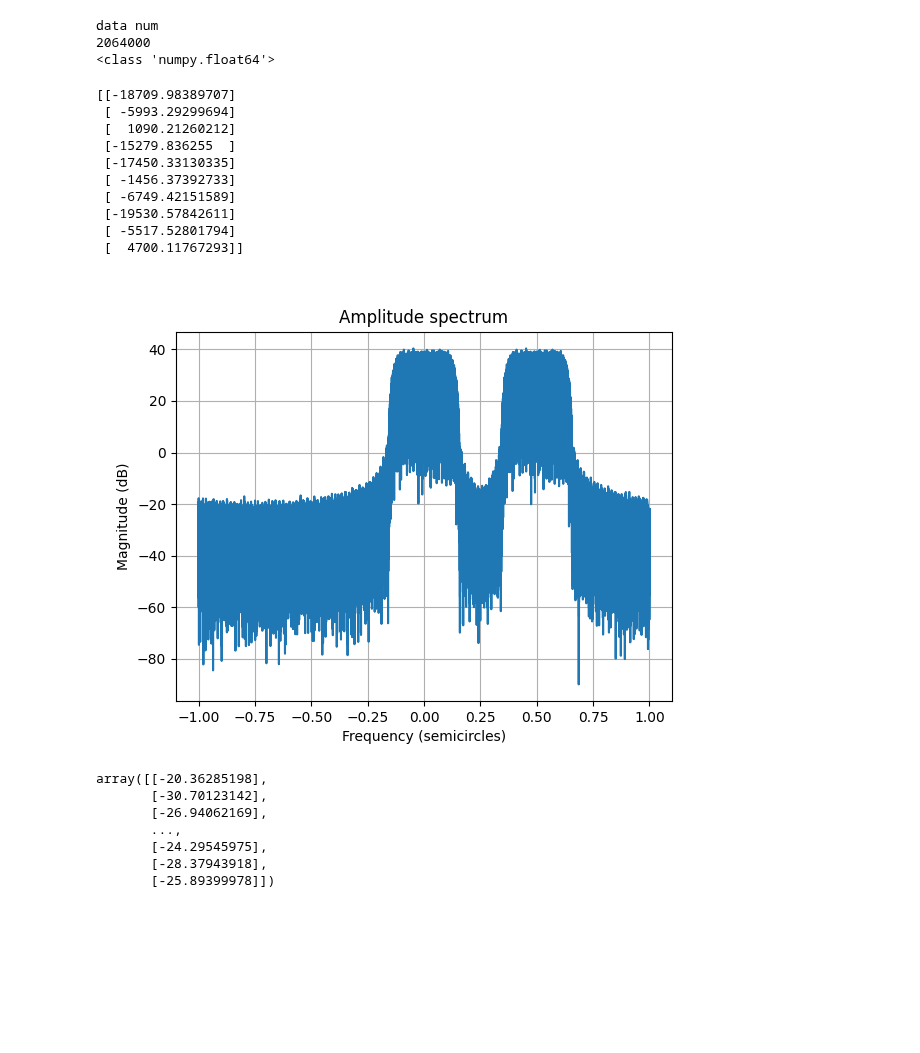
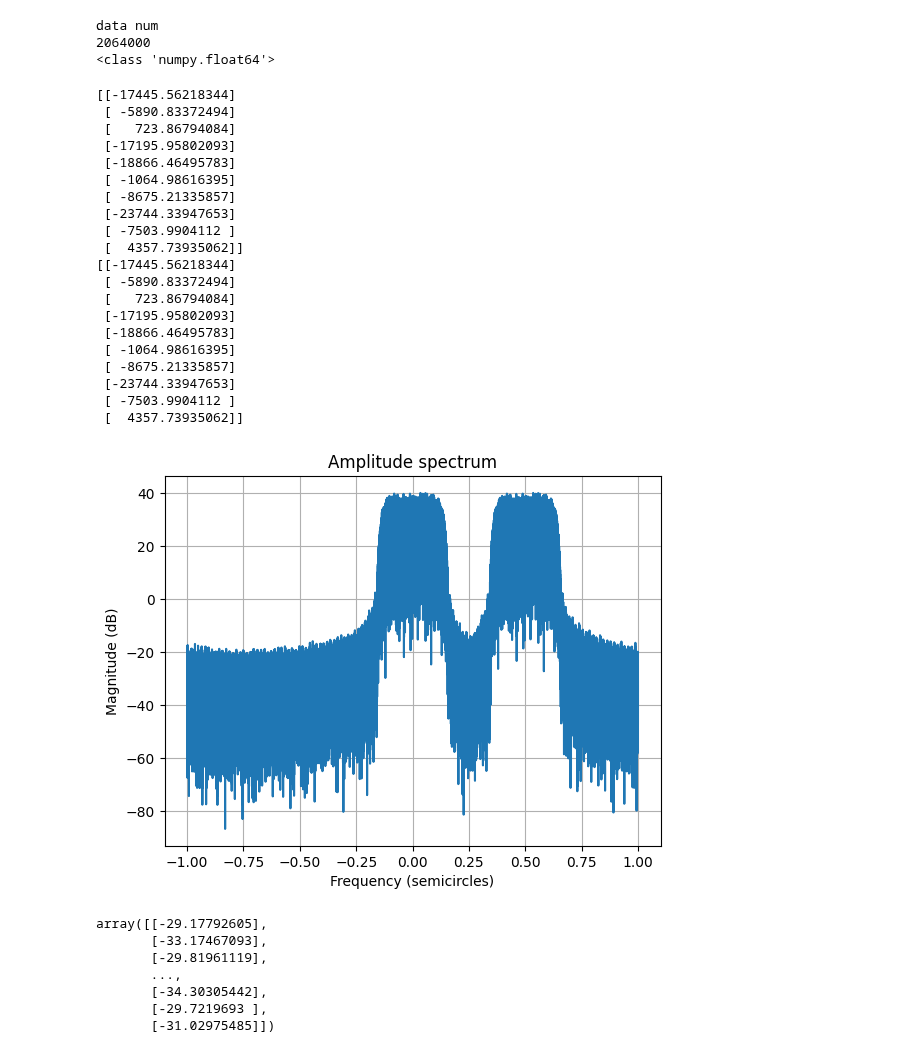
Before and after one commit to incredibleSaint/signal_processing, a Jupyter notebook: rrc_filtering.ipynb, the cells around one changed output. Drawn from its saved outputs; the diff is of its cells as text; code cells hidden in the pictures; blank space fills up the shorter version.

Commit message:
[u] compare double, float (py) and float (gpu) rrc filtering

```diff
--- a/rrc_filtering.ipynb
+++ b/rrc_filtering.ipynb
@@ -165,33 +170,47 @@ def downscale_to_i16(signal):
 file_path = "qpsk_rrc_float64.bin"
 data_type = 'float64'
 
-source_samples = read_float_by_unpack_delimeter(file_path, data_type, 0, 0, '')
+source_samples = dsp_lib.read_signal(file_path, data_type, 0, 0, '')
 # %% [output]
 data num
 2064000
 <class 'numpy.float64'>
 # %%
-sig = make_cmplx_sig(source_samples)
+
+dsp_lib.sum_double_val(8, 9)
+dsp_lib.make_cmplx_sig(source_samples)
+
+sig = dsp_lib.make_cmplx_sig(source_samples)
 plot_spectrum(sig, 0)
 # %% [output]
-[[-18709.98389707]
- [ -5993.29299694]
- [  1090.21260212]
- [-15279.836255  ]
- [-17450.33130335]
- [ -1456.37392733]
- [ -6749.42151589]
- [-19530.57842611]
- [ -5517.52801794]
- [  4700.11767293]]
+[[-17445.56218344]
+ [ -5890.83372494]
+ [   723.86794084]
+ [-17195.95802093]
+ [-18866.46495783]
+ [ -1064.98616395]
+ [ -8675.21335857]
+ [-23744.33947653]
+ [ -7503.9904112 ]
+ [  4357.73935062]]
+[[-17445.56218344]
+ [ -5890.83372494]
+ [   723.86794084]
+ [-17195.95802093]
+ [-18866.46495783]
+ [ -1064.98616395]
+ [ -8675.21335857]
+ [-23744.33947653]
+ [ -7503.9904112 ]
+ [  4357.73935062]]
-[figure, old version]
+[figure, new version]
-array([[-20.36285198],
-       [-30.70123142],
-       [-26.94062169],
+array([[-29.17792605],
+       [-33.17467093],
+       [-29.81961119],
        ...,
-       [-24.29545975],
-       [-28.37943918],
-       [-25.89399978]])
+       [-34.30305442],
+       [-29.7219693 ],
+       [-31.02975485]])
 # %%
 N = 129#100
 Fs = 1
```
Also changed, not shown: parts of 10 cells of this notebook, 3 other files.
